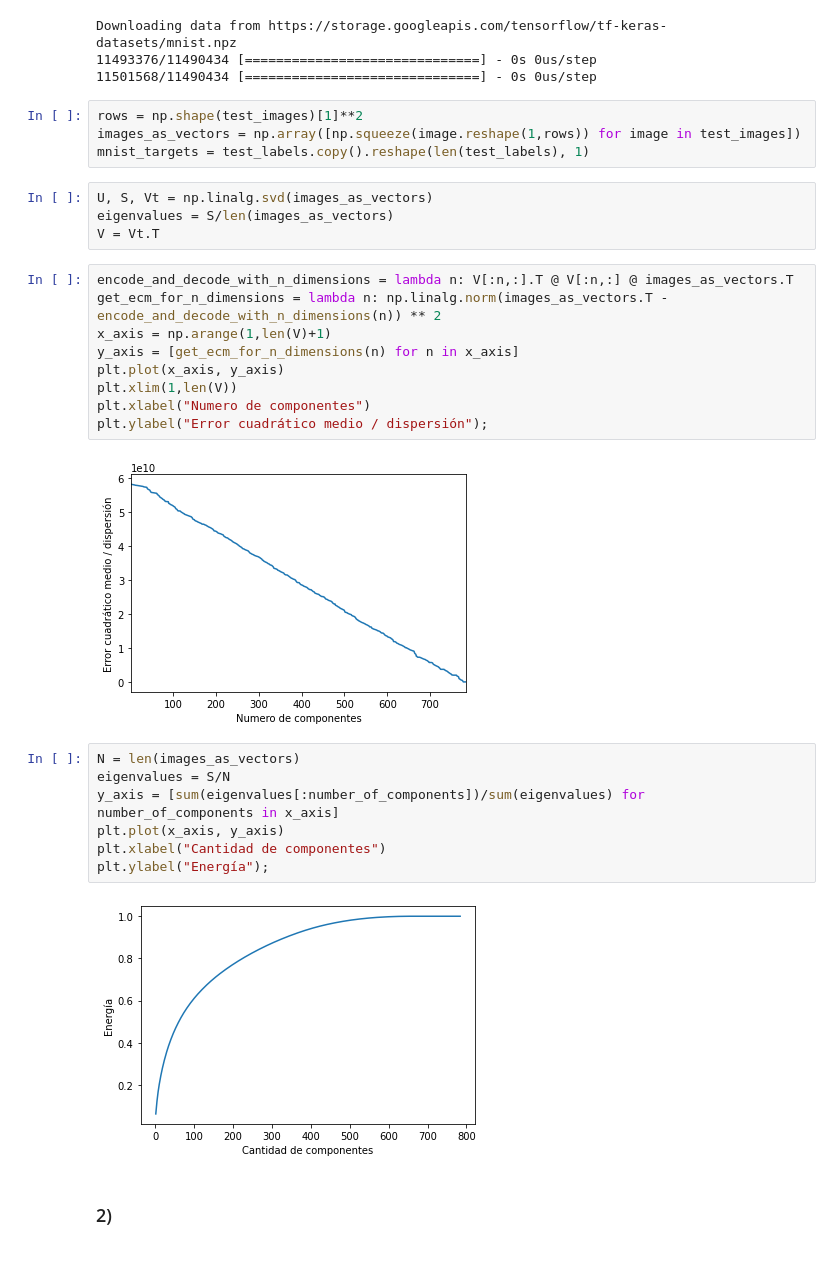
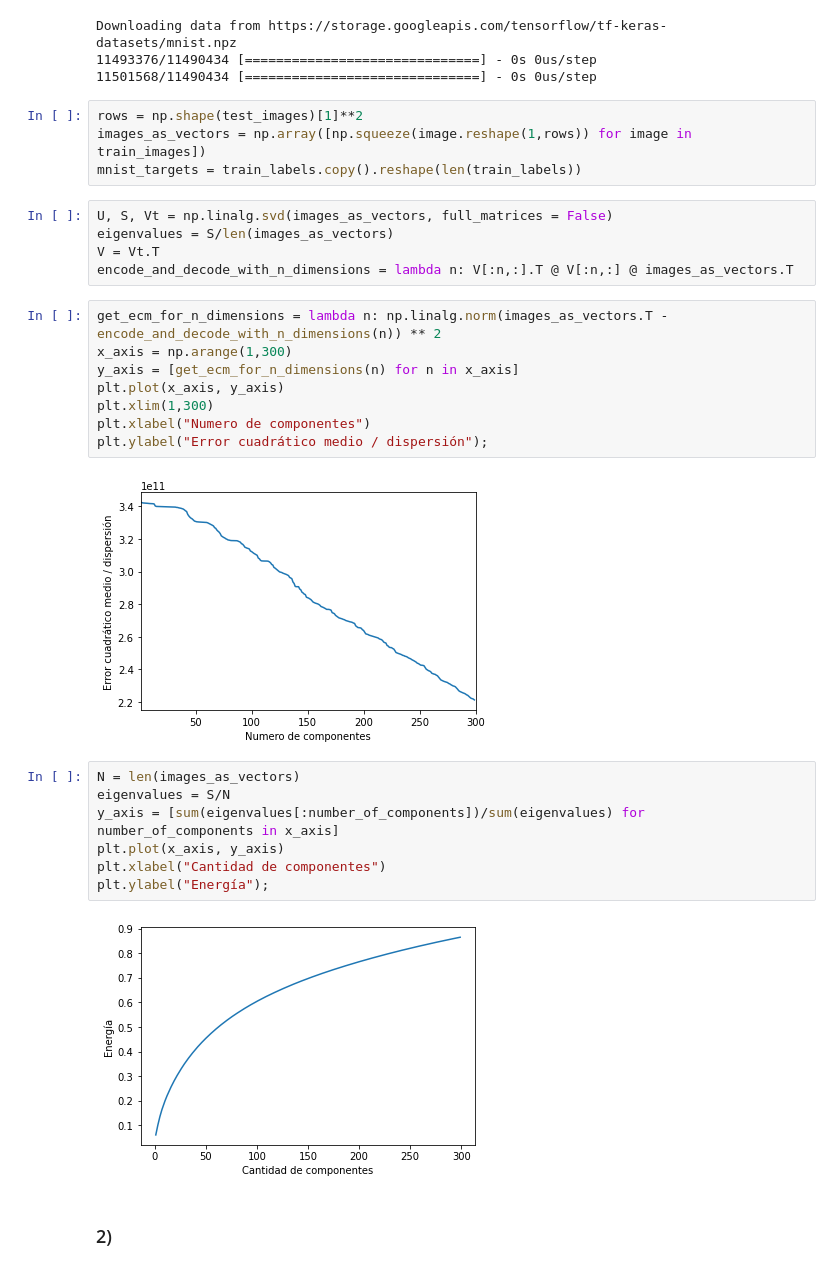
Before and after one commit to Nacho2904/CURSO-LEARNING1, a Jupyter notebook: PCA.ipynb, the cells around one changed output. Drawn from its saved outputs; the diff is of its cells as text.

```diff
--- a/PCA.ipynb
+++ b/PCA.ipynb
@@ -262,23 +262,23 @@ Downloading data from https://storage.googleapis.com/tensorflow/tf-keras-dataset
 11501568/11490434 [==============================] - 0s 0us/step
 # %%
 rows = np.shape(test_images)[1]**2
-images_as_vectors = np.array([np.squeeze(image.reshape(1,rows)) for image in test_images])
-mnist_targets = test_labels.copy().reshape(len(test_labels), 1)
+images_as_vectors = np.array([np.squeeze(image.reshape(1,rows)) for image in train_images])
+mnist_targets = train_labels.copy().reshape(len(train_labels))
 # %%
-U, S, Vt = np.linalg.svd(images_as_vectors)
+U, S, Vt = np.linalg.svd(images_as_vectors, full_matrices = False)
 eigenvalues = S/len(images_as_vectors)
 V = Vt.T
+encode_and_decode_with_n_dimensions = lambda n: V[:n,:].T @ V[:n,:] @ images_as_vectors.T
 # %%
-encode_and_decode_with_n_dimensions = lambda n: V[:n,:].T @ V[:n,:] @ images_as_vectors.T
 get_ecm_for_n_dimensions = lambda n: np.linalg.norm(images_as_vectors.T - encode_and_decode_with_n_dimensions(n)) ** 2
-x_axis = np.arange(1,len(V)+1)
+x_axis = np.arange(1,300)
 y_axis = [get_ecm_for_n_dimensions(n) for n in x_axis]
 plt.plot(x_axis, y_axis)
-plt.xlim(1,len(V))
+plt.xlim(1,300)
 plt.xlabel("Numero de componentes")
 plt.ylabel("Error cuadrático medio / dispersión");
 # %% [output]
-[figure, old version]
+[figure, new version]
 # %%
 N = len(images_as_vectors)
 eigenvalues = S/N
@@ -287,7 +287,7 @@ plt.plot(x_axis, y_axis)
 plt.xlabel("Cantidad de componentes")
 plt.ylabel("Energía");
 # %% [output]
-[figure, old version]
+[figure, new version]
 # %% [markdown]
 ### 2)
 # %% [markdown]
```
Also changed, not shown: parts of 17 cells of this notebook.
